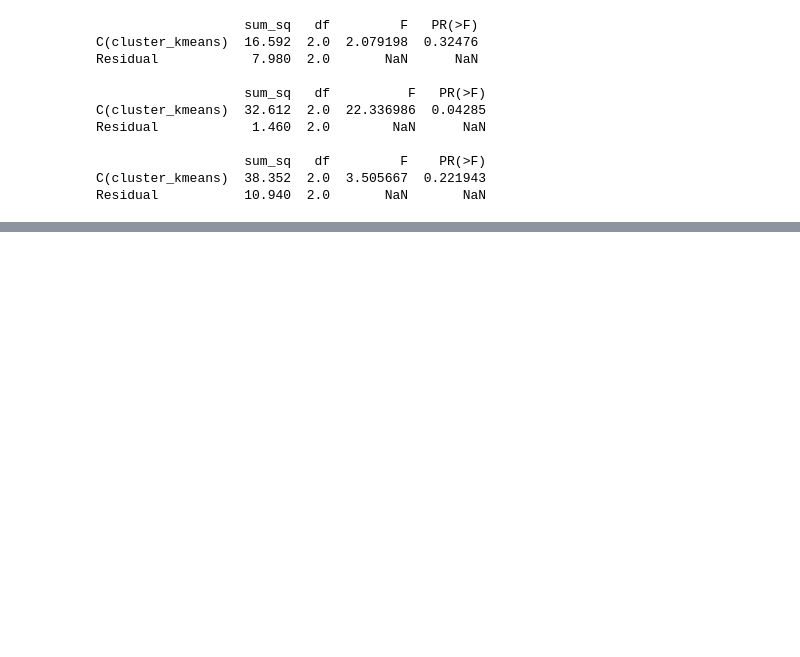
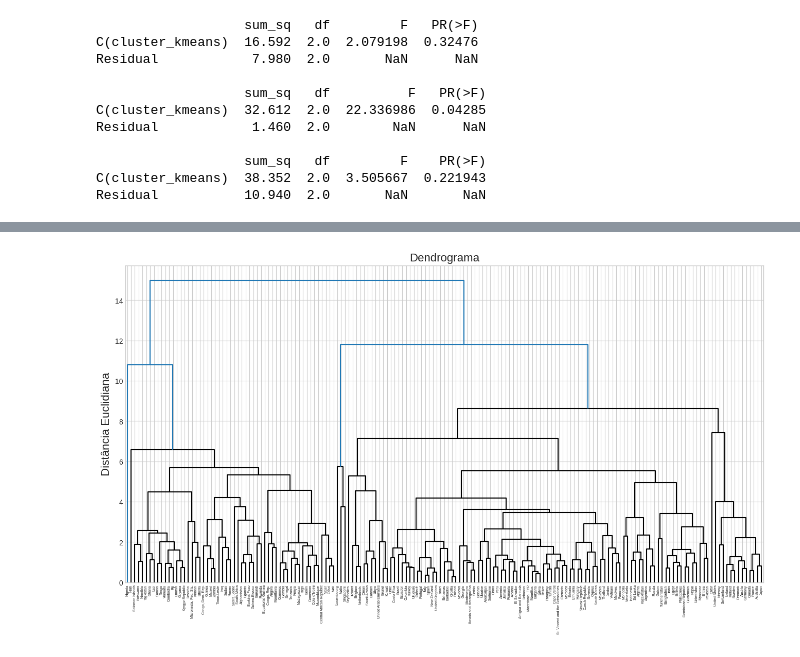
Before and after one commit to jhiroyuki/MBA-USP-Data-Science, a Jupyter notebook: 01_Unsupervised_ML_Clustering/Análise de Cluster.ipynb, the cells around one changed output, grey strips where cells are left out. Drawn from its saved outputs; the diff is of its cells as text; code cells hidden in the pictures; blank space fills up the shorter version.

```diff
--- a/01_Unsupervised_ML_Clustering/Análise de Cluster.ipynb
+++ b/01_Unsupervised_ML_Clustering/Análise de Cluster.ipynb
@@ -494,0 +597,15 @@ fig.show()
+# %%
+# 2º Teste: Elaboração da clusterização hierárquica como "complete linkage"
+
+plt.figure(figsize=(16,8))
+sch.set_link_color_palette(['black'])
+dendrogram = sch.dendrogram(sch.linkage(newdf.iloc[:, 1:], method = 'complete', metric = 'euclidean'), labels = list(newdf.country))
+plt.title('Dendrograma', fontsize=16)
+#plt.xlabel('Pessoas', fontsize=16)
+plt.ylabel('Distância Euclidiana', fontsize=16)
+#plt.axhline(y = 4.5, color = 'red', linestyle = '--')
+plt.show()
+
+## O método de encadeamento complete linkage melhora significativamente
+# %% [output]
+[figure, added]
```
Also changed, not shown: parts of 16 cells of this notebook, 3 other files.
